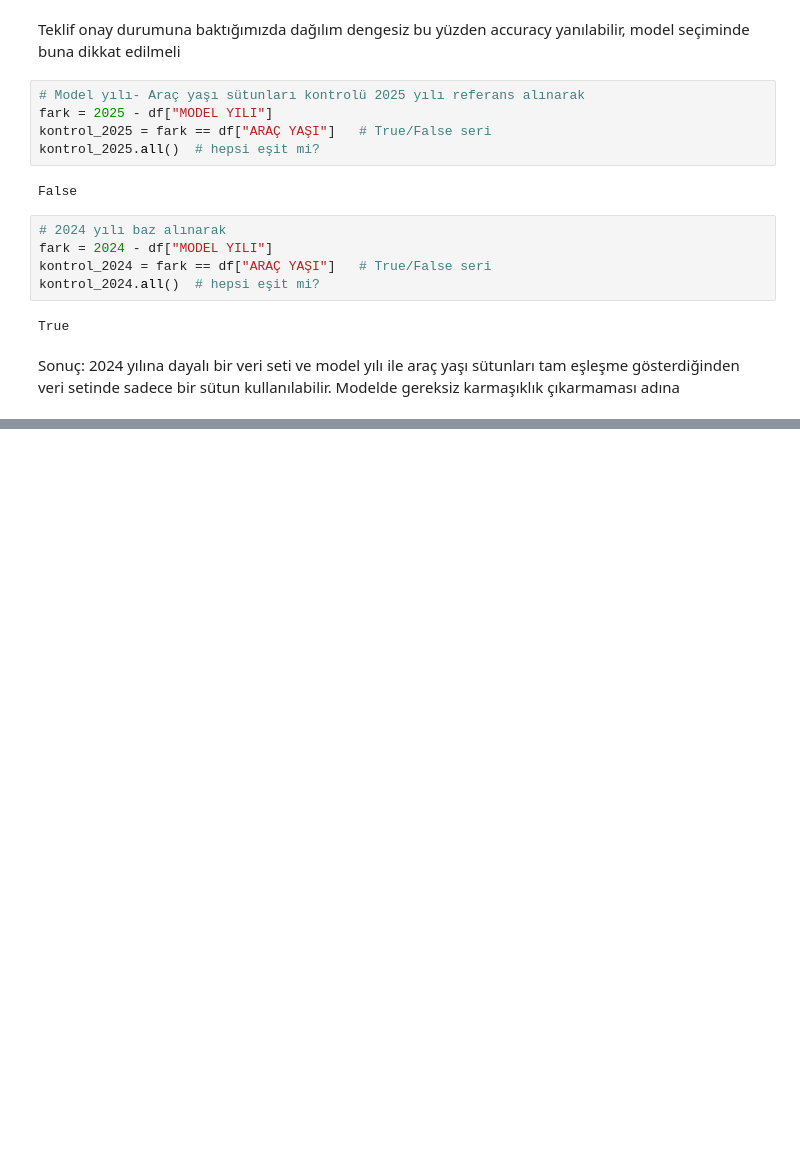
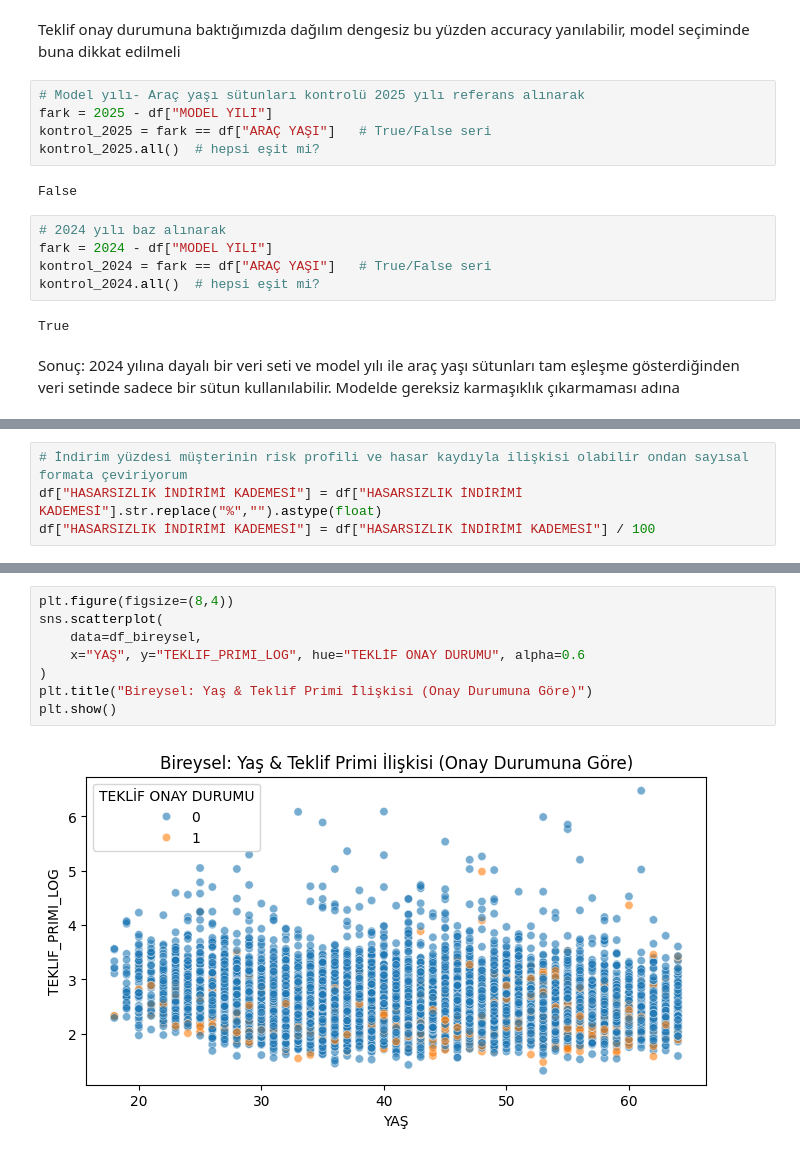
Before and after one commit to incieryilmazz/Insurance--Project, a Jupyter notebook: EDA.ipynb, the cells around one changed output, grey strips where cells are left out. Drawn from its saved outputs; the diff is of its cells as text; blank space fills up the shorter version.

```diff
--- a/EDA.ipynb
+++ b/EDA.ipynb
@@ -339,0 +251,4 @@ Index: []
+# %%
+# İndirim yüzdesi müşterinin risk profili ve hasar kaydıyla ilişkisi olabilir ondan sayısal formata çeviriyorum
+df["HASARSIZLIK İNDİRİMİ KADEMESİ"] = df["HASARSIZLIK İNDİRİMİ KADEMESİ"].str.replace("%","").astype(float)
+df["HASARSIZLIK İNDİRİMİ KADEMESİ"] = df["HASARSIZLIK İNDİRİMİ KADEMESİ"] / 100
@@ -339,0 +500,10 @@ Index: []
+# %%
+plt.figure(figsize=(8,4))
+sns.scatterplot(
+    data=df_bireysel,
+    x="YAŞ", y="TEKLIF_PRIMI_LOG", hue="TEKLİF ONAY DURUMU", alpha=0.6
+)
+plt.title("Bireysel: Yaş & Teklif Primi İlişkisi (Onay Durumuna Göre)")
+plt.show()
+# %% [output]
+[figure, added]
```
Also changed, not shown: parts of 57 cells of this notebook, 1 other file.
